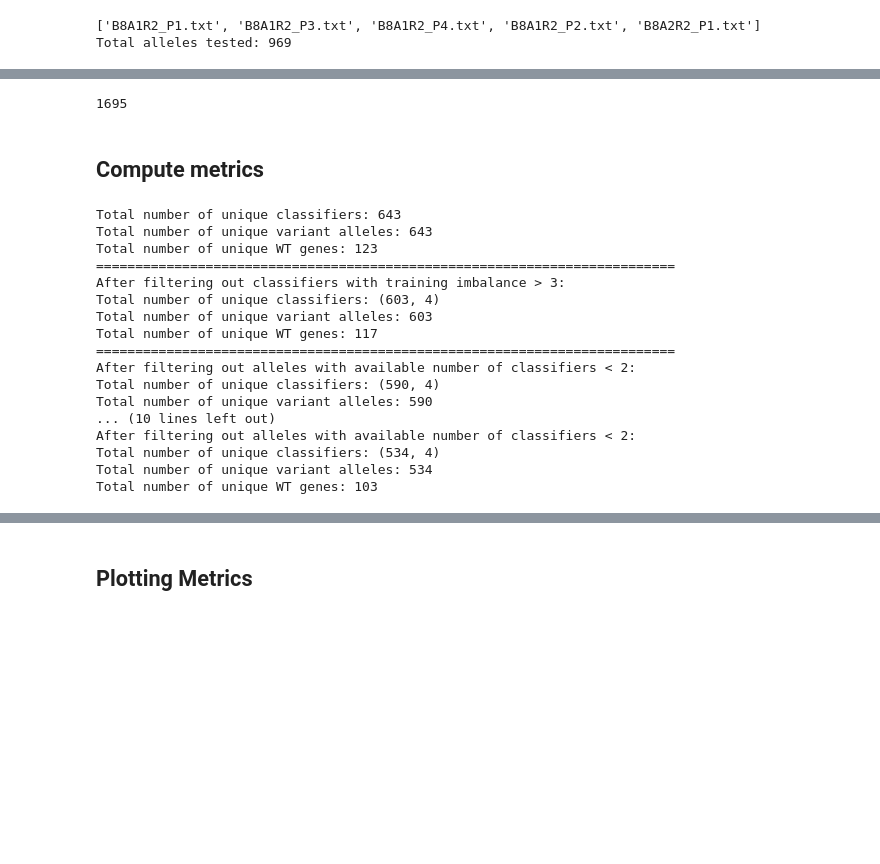
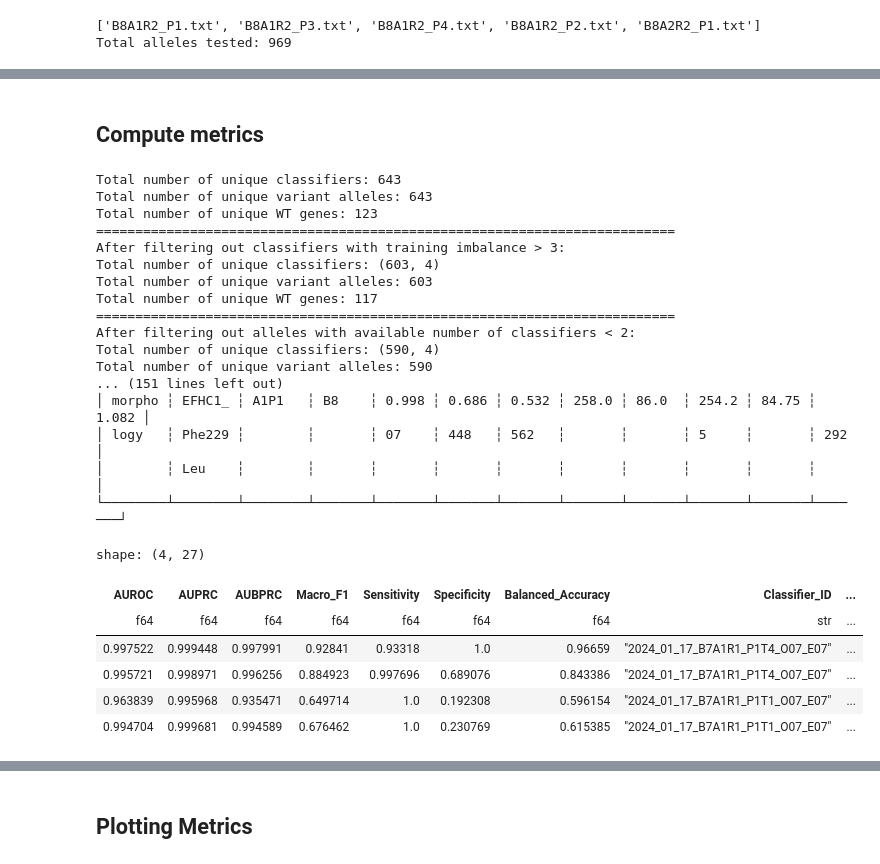
Before and after one commit to broadinstitute/2025_varchamp_snakemake, a Jupyter notebook: snakemake_pipeline/classification/classification_metrics.ipynb, the cells around one changed output, grey strips where cells are left out. Saved outputs shown, nothing was run; the diff lists cells and outputs as text; code cells hidden in the pictures; blank space fills up the shorter version.

```diff
--- a/snakemake_pipeline/classification/classification_metrics.ipynb
+++ b/snakemake_pipeline/classification/classification_metrics.ipynb
@@ -249,7 +205,3 @@ shape: (196, 24)
-# %%
-969 + 122 + 604
-# %% [output]
-1695
 # %% [markdown]
 ## Compute metrics
 # %%
@@ -358,5 +309,5 @@ def calculate_class_metrics(classifier_info: str, predictions: str, metrics_file
 # %%
-thresh = 3
+trn_imbal_thres = 3
 min_class_num = 2
 
 metrics_files = [
@@ -399,13 +350,23 @@ for metric_file in metrics_files:
         )
         .select(["Classifier_type", "Batch", "AUROC"])
         .group_by(["Classifier_type", "Batch"])
-        .quantile(0.99)
-    ).rename({"AUROC": "AUROC_thresh"})
+        .agg([
+            pl.col("AUROC").quantile(0.99).alias("AUROC_thresh"),
+            pl.col("AUROC").mean().alias("AUROC_mean"),
+            pl.col("AUROC").std().alias("AUROC_std")
+        ])
+    )
+    # print(metrics_ctrl)
 
     metric_df_dict[f"{batch_id}_met"] = metrics_df
 
     # Merge with metrics_df and decide whether it passed the threshold
     metrics_df_thres = metrics_df.join(metrics_ctrl, on=["Classifier_type", "Batch"])
+    # print(metrics_df_thres.head())
+
+    metrics_df_thres = metrics_df_thres.with_columns(
+        ((pl.col("AUROC") - pl.col("AUROC_mean")) / pl.col("AUROC_std")).alias("AUROC_zscore")
+    )
 
     # Must be at least min_class_num classifiers per batch
     # Number of classifiers is the same for localization and morph, so just use morph
@@ -431,7 +392,7 @@ for metric_file in metrics_files:
     # Number of classifiers is the same for localization and morph, so just use morph
     classifier_count = (
         metrics_df_thres.filter(
-            (pl.col("Training_imbalance") < thresh)
+            (pl.col("Training_imbalance") < trn_imbal_thres)
             & (~pl.col("Metadata_Control"))
             & (pl.col("Classifier_type") == "localization")
         )
@@ -463,7 +424,41 @@ for metric_file in metrics_files:
         ~((~pl.col("Metadata_Control")) & ~pl.col("allele_0").is_in(keep_alleles))
     )
 
+    # Filter by imbalance and calculate mean AUROC for each batch
+    metrics_wtvar = (
+        (
+            metrics_df_thres.filter(
+                (pl.col("Training_imbalance") < trn_imbal_thres) & (~pl.col("Metadata_Control"))
+            )
+        )
+        .select([
+            "AUROC",
+            "AUROC_zscore",
+            "Classifier_type",
+            "Batch",
+            "AUROC_thresh",
+            "allele_0",
+            "trainsize_0",
+            "testsize_0",
+            "trainsize_1",
+            "testsize_1",
+            "Allele_set",
+            "Training_imbalance",
+        ])
+        .group_by(["Classifier_type", "allele_0", "Allele_set", "Batch", "AUROC_thresh"])
+        .agg([
+            pl.all()
+            .exclude(["Classifier_type", "allele_0", "Allele_set", "Batch", "AUROC_thresh"])
+            .mean()
+            .name.suffix("_mean")
+        ])
+    )
+
     metric_df_dict[f"{batch_id}_met_thres"] = metrics_df_thres
+
+    metric_df_dict[f"{batch_id}_allele_summary"] = metrics_wtvar
+
+    print(metrics_wtvar)
 # %% [output]
 Total number of unique classifiers: 643
 Total number of unique variant alleles: 643
@@ -477,8 +472,18 @@ Total number of unique WT genes: 117
 After filtering out alleles with available number of classifiers < 2:
 Total number of unique classifiers: (590, 4)
 Total number of unique variant alleles: 590
-... (10 lines left out)
-After filtering out alleles with available number of classifiers < 2:
-Total number of unique classifiers: (534, 4)
-Total number of unique variant alleles: 534
-Total number of unique WT genes: 103
+... (151 lines left out)
+│ morpho ┆ EFHC1_ ┆ A1P1   ┆ B8    ┆ 0.998 ┆ 0.686 ┆ 0.532 ┆ 258.0 ┆ 86.0  ┆ 254.2 ┆ 84.75 ┆ 1.082 │
+│ logy   ┆ Phe229 ┆        ┆       ┆ 07    ┆ 448   ┆ 562   ┆       ┆       ┆ 5     ┆       ┆ 292   │
+│        ┆ Leu    ┆        ┆       ┆       ┆       ┆       ┆       ┆       ┆       ┆       ┆       │
+└────────┴────────┴────────┴───────┴───────┴───────┴───────┴───────┴───────┴───────┴───────┴───────┘
+# %%
+metric_df_dict[f"B7_met"].filter(pl.col("allele_0")=="AGXT_Ile279Thr")
+# %% [output]
+shape: (4, 27)
+| AUROC | AUPRC | AUBPRC | Macro_F1 | Sensitivity | Specificity | Balanced_Accuracy | Classifier_ID | ... |
+| f64 | f64 | f64 | f64 | f64 | f64 | f64 | str | ... |
+| 0.997522 | 0.999448 | 0.997991 | 0.92841 | 0.93318 | 1.0 | 0.96659 | "2024_01_17_B7A1R1_P1T4_O07_E07" | ... |
+| 0.995721 | 0.998971 | 0.996256 | 0.884923 | 0.997696 | 0.689076 | 0.843386 | "2024_01_17_B7A1R1_P1T4_O07_E07" | ... |
+| 0.963839 | 0.995968 | 0.935471 | 0.649714 | 1.0 | 0.192308 | 0.596154 | "2024_01_17_B7A1R1_P1T1_O07_E07" | ... |
+| 0.994704 | 0.999681 | 0.994589 | 0.676462 | 1.0 | 0.230769 | 0.615385 | "2024_01_17_B7A1R1_P1T1_O07_E07" | ... |
```
Also changed, not shown: parts of 10 cells of this notebook.
